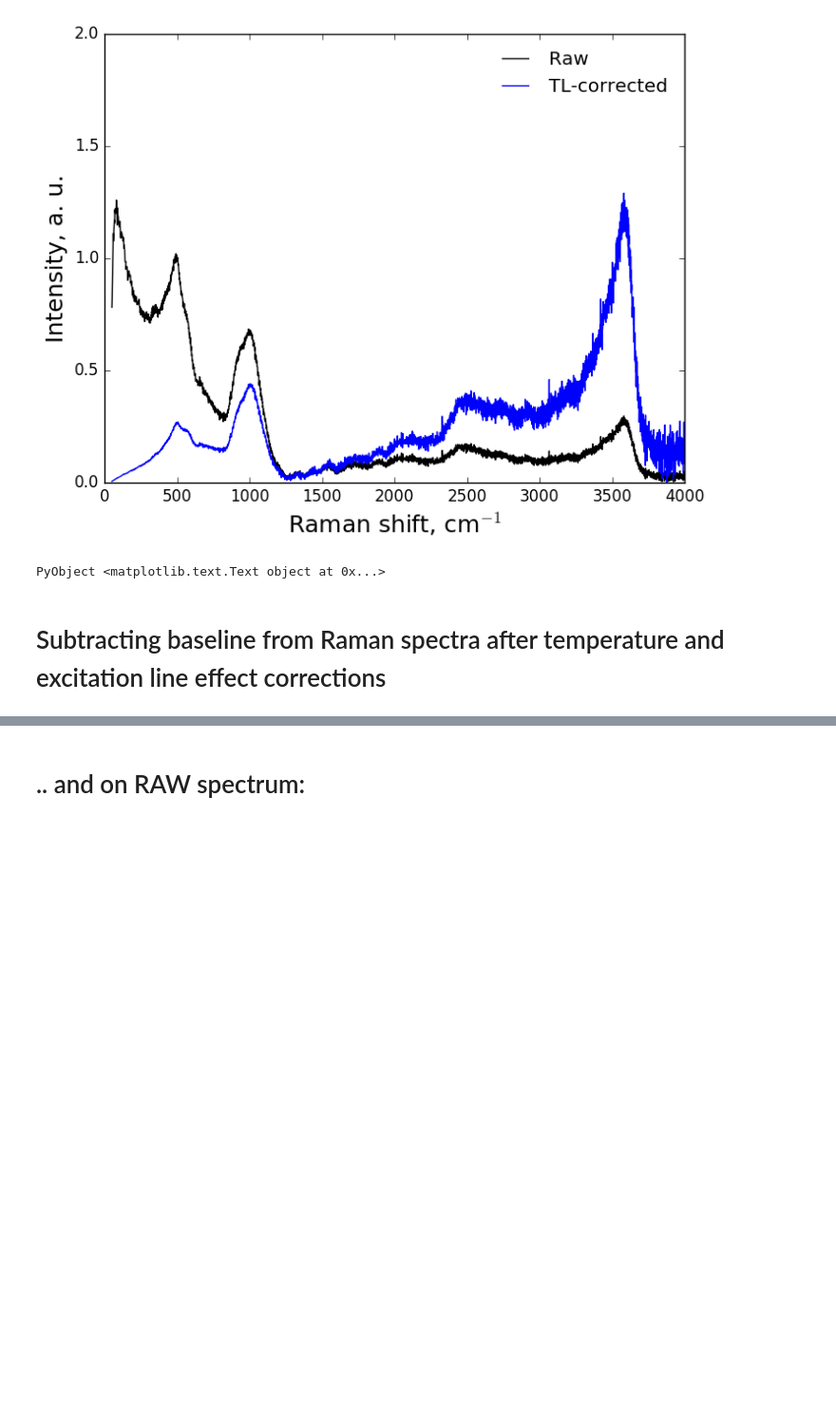
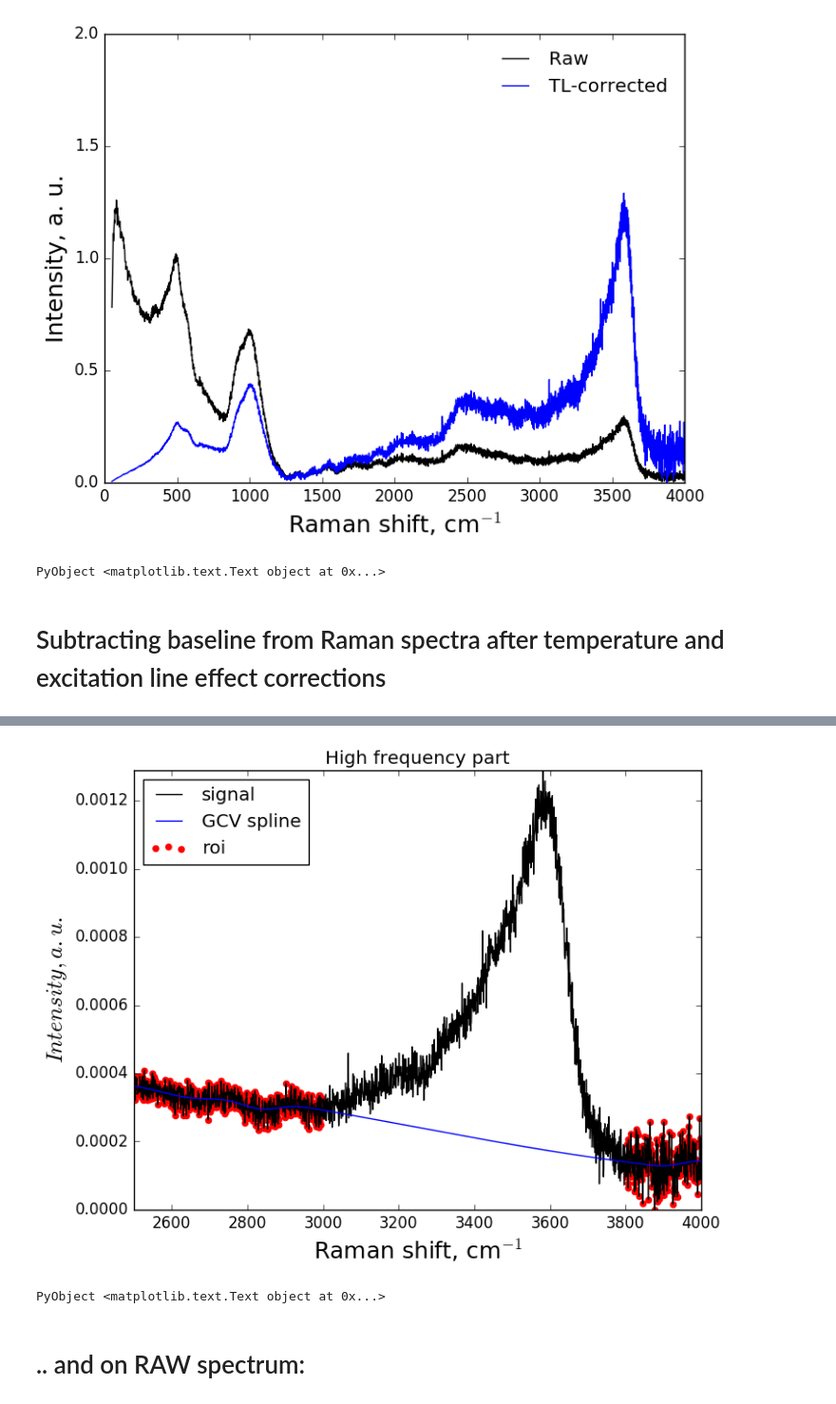
Before and after one commit to charlesll/Spectra.jl, a Jupyter notebook: examples/Baseline_examples.ipynb, the cells around one changed output, grey strips where cells are left out. Shown: that part at 95% size. Saved outputs shown, nothing was run; the diff lists cells and outputs as text; code cells hidden in the pictures; blank space fills up the shorter version.

```diff
--- a/examples/Baseline_examples.ipynb
+++ b/examples/Baseline_examples.ipynb
@@ -97,26 +95,28 @@ PyObject <matplotlib.text.Text object at 0x...>
 # %%
 x_fit=x[x.>2500.]
 y_fit=y_long[x.>2500.]
-#y_fit[y_fit.==0.0] = 0.0001
 
-y_svm, bas_svm = baseline(x_fit,y_fit,roi,"SVMregression")
-y_kr, bas_kr = baseline(x_fit,y_fit,roi,"KRregression")
-y_gcvspline, bas_gcvspline, xy_out = baseline(x_fit,y_fit,roi,"gcvspline",p=0.012,roi_out="yes")
-y_poly, bas_poly = baseline(x_fit,y_fit,roi,"poly",p=5.0)
+#y_svm, bas_svm = baseline(x_fit,y_fit,roi,"SVMregression")
+#y_kr, bas_kr = baseline(x_fit,y_fit,roi,"KRregression")
+y_gcvspline, bas_gcvspline, xy_out = baseline(x_fit,y_fit,roi,"gcvspline",p=0.4,roi_out="yes")
+#y_poly, bas_poly = baseline(x_fit,y_fit,roi,"poly",p=5.0)
 
 figure()
 title("High frequency part")
 plot(x_fit,y_fit,"black",label="signal")
 scatter(xy_out[:,1],xy_out[:,2],color="red",label="roi")
 #plot(x_fit,bas_svm,"cyan",label="SVM")
 #plot(x_fit,bas_kr,"magenta",label="Kernel Ridge")
 plot(x_fit,bas_gcvspline,"blue",label="GCV spline")
 #plot(x_fit,bas_poly,"red",label="5nd order poly")
 xlim(2500,4000)
 ylim(0,maximum(y_fit[x_fit.>2500]))
 legend(loc="best")
 xlabel(L"Raman shift, cm$^{-1}$",fontsize=18)
 ylabel(L"Intensity, a. u.",fontsize=18)
+# %% [output]
+[figure, added]
+PyObject <matplotlib.text.Text object at 0x...>
 # %% [markdown]
 # .. and on RAW spectrum:
 # %%
```
Also changed, not shown: parts of 3 cells of this notebook, 1 other file.
